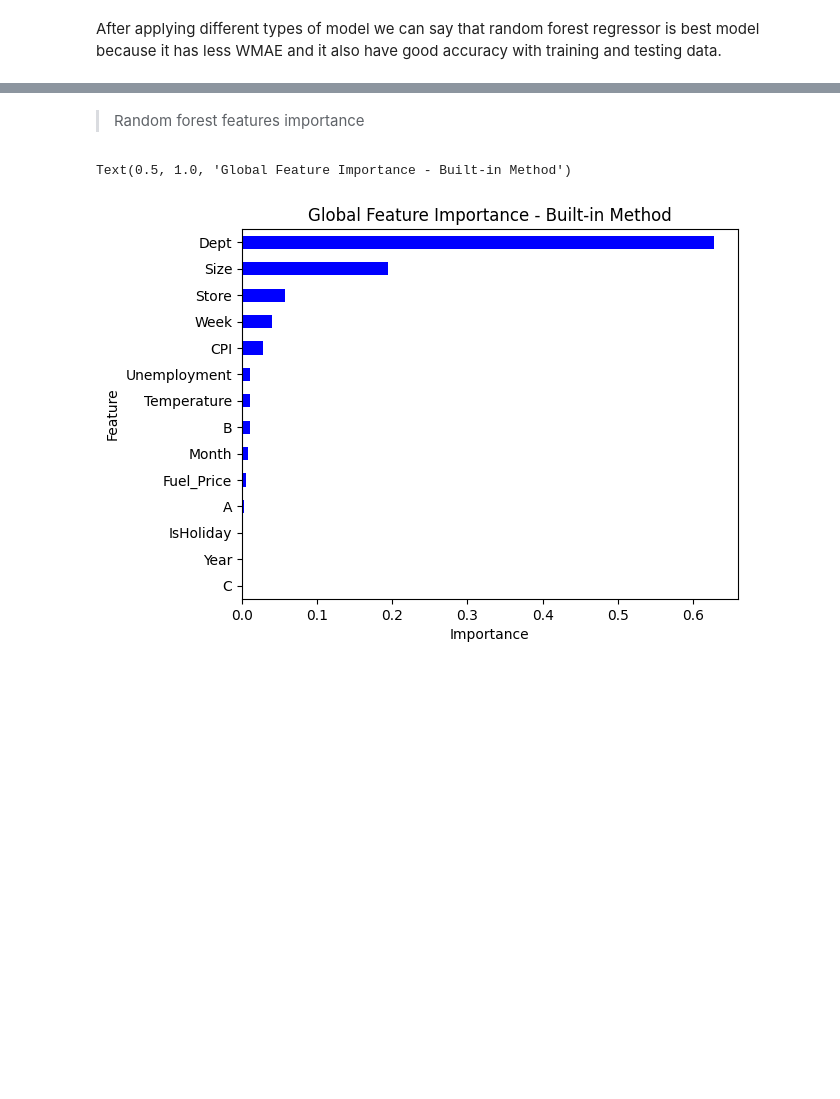
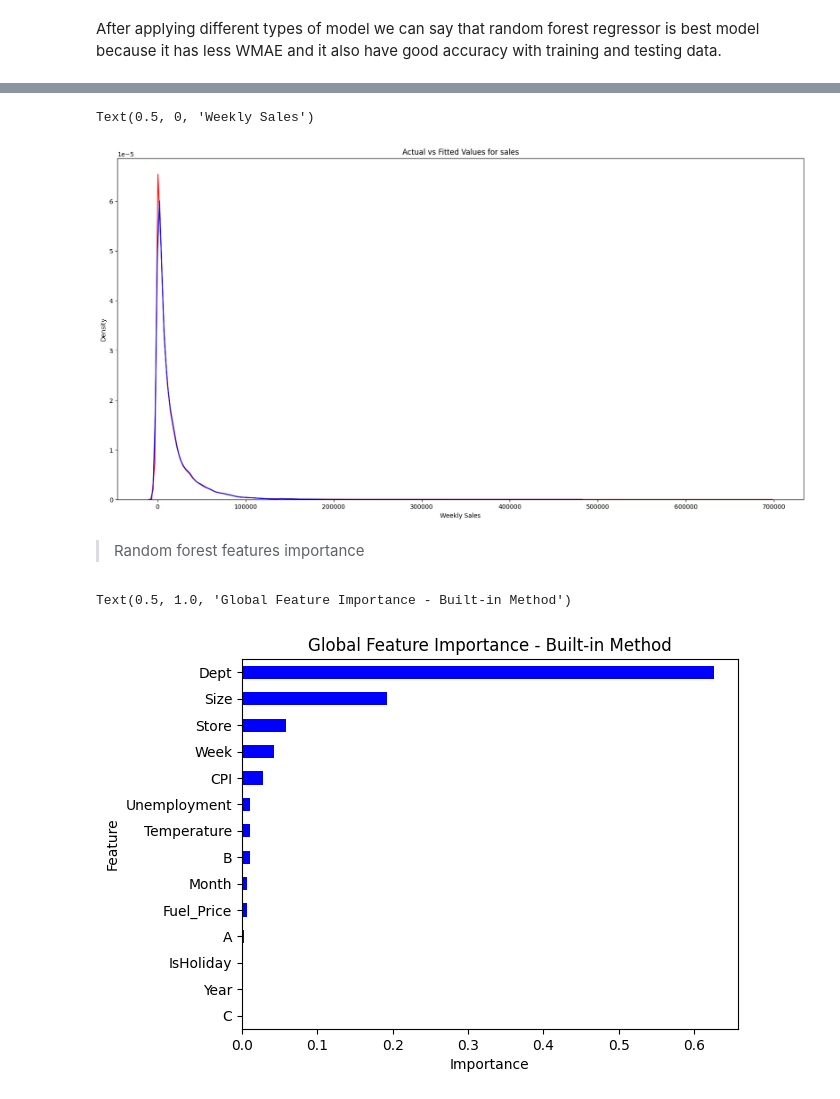
Before and after one commit to sk3271/Walmart-sales-prediction, a Jupyter notebook: Walmart_sales_forecasting.ipynb, the cells around one changed output, grey strips where cells are left out. Cells and saved outputs as stored; diff of their text form; code cells hidden in the pictures; blank space fills up the shorter version.

```diff
--- a/Walmart_sales_forecasting.ipynb
+++ b/Walmart_sales_forecasting.ipynb
@@ -664,3 +690,14 @@ After applying different types of model we can say that random forest regressor
+# %%
+plt.figure(figsize=(20, 10))
+
+ax1 = sns.distplot(Y, hist=False, color="r", label="Actual Value")
+sns.distplot(y_pred4, hist=False, color="b", label="Fitted Values" , ax=ax1)
+
+plt.title('Actual vs Fitted Values for sales')
+plt.xlabel('Weekly Sales')
+# %% [output]
+Text(0.5, 0, 'Weekly Sales')
+[figure, added]
 # %% [markdown]
 > Random forest features importance
 # %%
```
Also changed, not shown: parts of 9 cells of this notebook.
